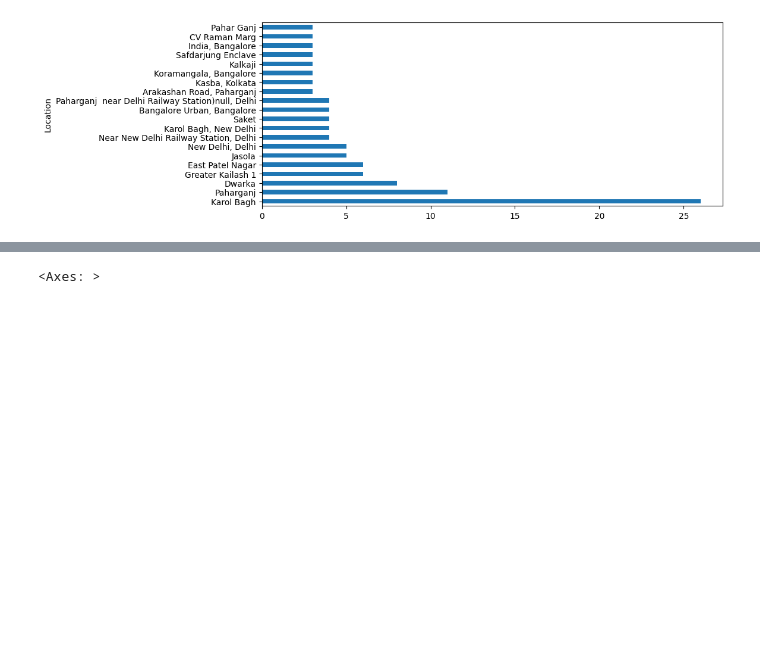
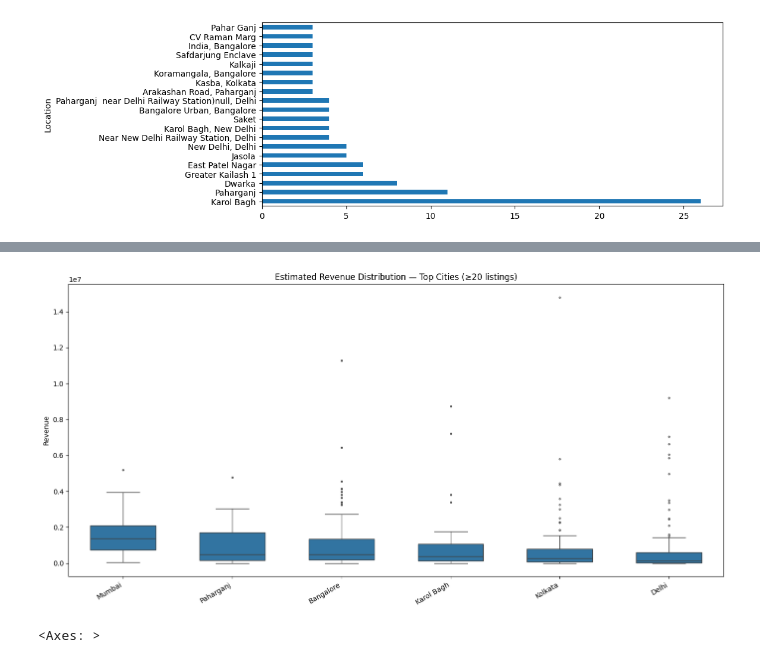
Before and after one commit to sananda2005/Airbnb-Booking-Analysis, a Jupyter notebook: Investment_Insights_into_OYO_Hotels_A_Data_Driven_Location_&_Feature_Analysis.ipynb, the cells around one changed output, grey strips where cells are left out. Saved outputs shown, nothing was run; the diff lists cells and outputs as text; code cells hidden in the pictures; blank space fills up the shorter version.

```diff
--- a/Investment_Insights_into_OYO_Hotels_A_Data_Driven_Location_&_Feature_Analysis.ipynb
+++ b/Investment_Insights_into_OYO_Hotels_A_Data_Driven_Location_&_Feature_Analysis.ipynb
@@ -171,3 +138,30 @@ plt.show()
+# %%
+
+df['City'] = df['Location'].str.split(',').str[-1].str.strip()
+df['Price']   = pd.to_numeric(df['Price'],   errors='coerce')
+df['Rating']  = pd.to_numeric(df['Rating'],  errors='coerce')
+df['Revenue'] = df['Price'] * df['Rating']
+
+# keep only the cities that have ≥ 20 listings (adjust to taste)
+top_cities = df['City'].value_counts().loc[lambda s: s>=20].index
+df_top     = df[df['City'].isin(top_cities)]
+
+# order cities by median revenue (high → low)
+city_order = df_top.groupby('City')['Revenue'].median().sort_values(ascending=False).index
+
+plt.figure(figsize=(14,7))
+sns.boxplot(
+    x='City', y='Revenue', data=df_top,
+    order=city_order, width=.6, fliersize=2
+)
+plt.title('Estimated Revenue Distribution — Top Cities (≥20 listings)')
+plt.ylabel('Revenue')
+plt.xlabel('')
+plt.xticks(rotation=30, ha='right')
+plt.tight_layout()
+plt.show()
+# %% [output]
+[figure, added]
 # %%
 plt.figure(figsize=(10, 8))
 sns.heatmap(df.corr(numeric_only=True), annot=True, cmap='coolwarm')
```
Also changed, not shown: parts of 1 cell of this notebook.
